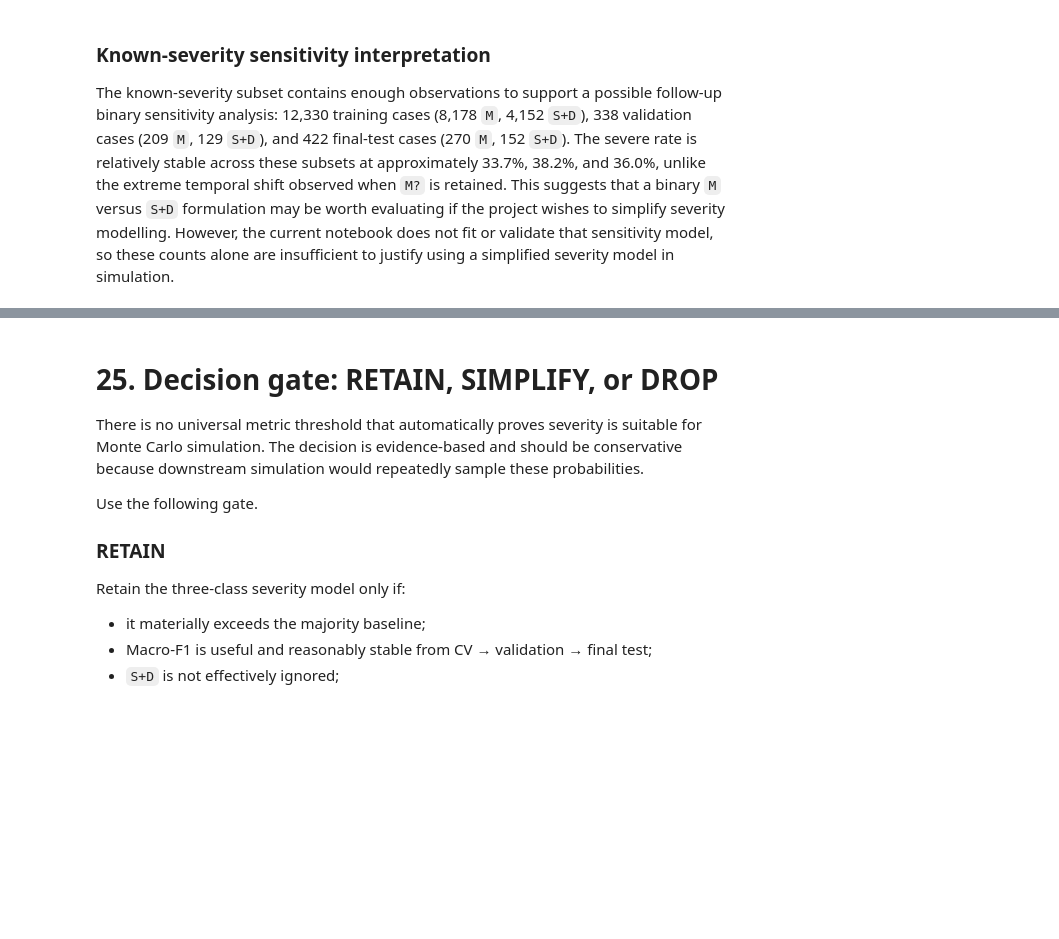
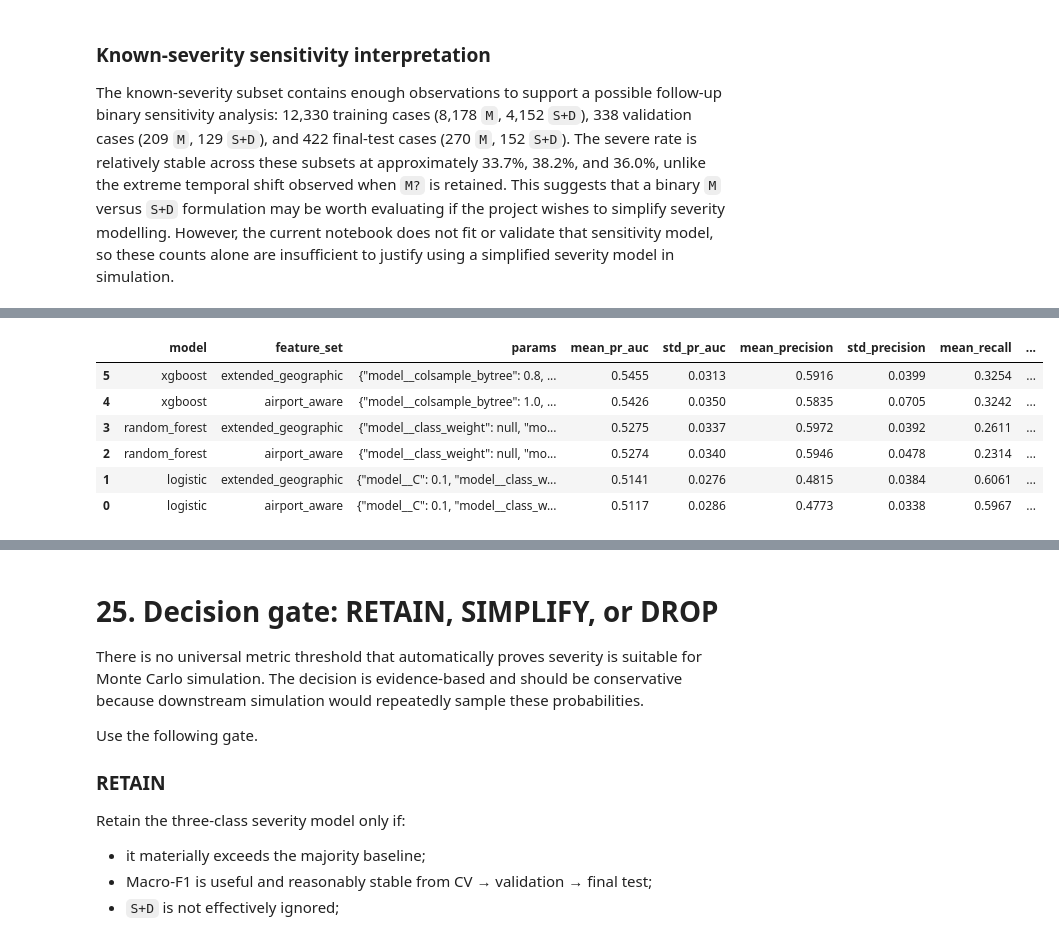
Before and after one commit to Gdfhf/faa-wildlife-strike-damage-analysis, a Jupyter notebook: notebooks/07_severity_modelling_reconsolidated.ipynb, the cells around one changed output, grey strips where cells are left out. Cells and saved outputs as stored; diff of their text form; code cells hidden in the pictures; blank space fills up the shorter version.

```diff
--- a/notebooks/07_severity_modelling_reconsolidated.ipynb
+++ b/notebooks/07_severity_modelling_reconsolidated.ipynb
@@ -1876,0 +2446,39 @@ The known-severity subset contains enough observations to support a possible fol
+# %%
+known_best_by_model_feature = (
+    known_tuning_results
+    .sort_values(
+        [
+            "mean_pr_auc",
+            "mean_f1",
+            "mean_brier",
+        ],
+        ascending=[False, False, True],
+    )
+    .groupby(
+        ["model", "feature_set"],
+        as_index=False,
+    )
+    .first()
+    .sort_values(
+        ["mean_pr_auc", "mean_f1"],
+        ascending=False,
+    )
+)
+
+display(
+    known_best_by_model_feature.round(4)
+)
+
+known_best_by_model_feature.to_csv(
+    OUTPUT_DIR
+    / "known_severity_binary_selected_cv_settings.csv",
+    index=False,
+)
+# %% [output]
+|  | model | feature_set | params | mean_pr_auc | std_pr_auc | mean_precision | std_precision | mean_recall | ... |
+| 5 | xgboost | extended_geographic | {"model__colsample_bytree": 0.8, ... | 0.5455 | 0.0313 | 0.5916 | 0.0399 | 0.3254 | ... |
+| 4 | xgboost | airport_aware | {"model__colsample_bytree": 1.0, ... | 0.5426 | 0.0350 | 0.5835 | 0.0705 | 0.3242 | ... |
+| 3 | random_forest | extended_geographic | {"model__class_weight": null, "mo... | 0.5275 | 0.0337 | 0.5972 | 0.0392 | 0.2611 | ... |
+| 2 | random_forest | airport_aware | {"model__class_weight": null, "mo... | 0.5274 | 0.0340 | 0.5946 | 0.0478 | 0.2314 | ... |
+| 1 | logistic | extended_geographic | {"model__C": 0.1, "model__class_w... | 0.5141 | 0.0276 | 0.4815 | 0.0384 | 0.6061 | ... |
+| 0 | logistic | airport_aware | {"model__C": 0.1, "model__class_w... | 0.5117 | 0.0286 | 0.4773 | 0.0338 | 0.5967 | ... |
```
Also changed, not shown: parts of 37 cells of this notebook, 9 other files.
